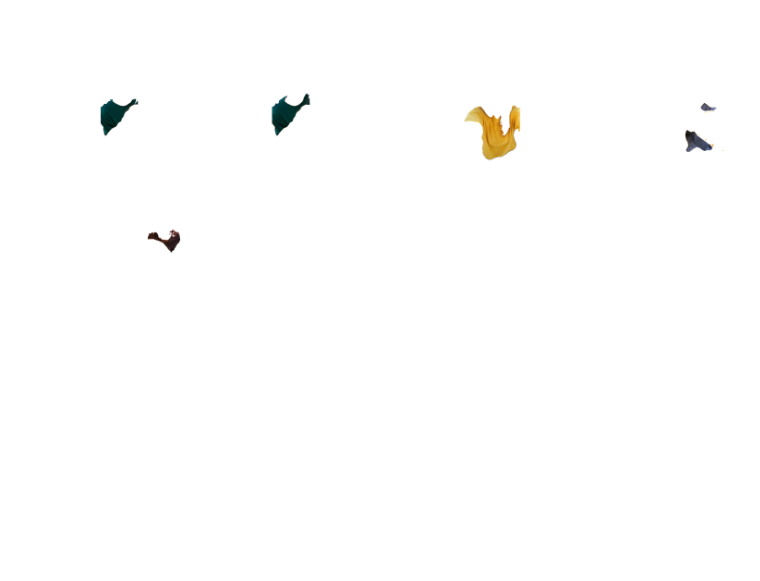
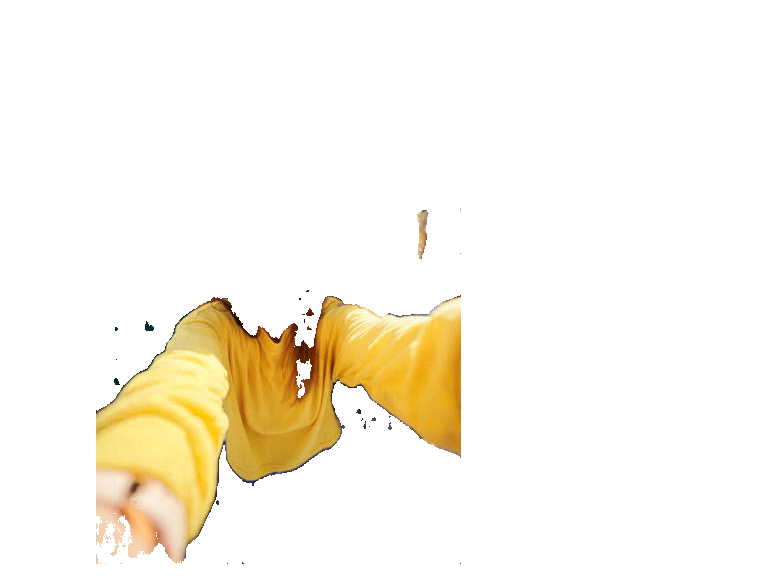
Before and after one commit to SunnyRaj94/visual-fashion-detector, a Jupyter notebook: 15_sam_segmenter.ipynb, the cells around one changed output. Drawn from its saved outputs; the diff is of its cells as text; code cells hidden in the pictures; blank space fills up the shorter version.

Commit message:
sucess: segmentation from sam3

```diff
--- a/15_sam_segmenter.ipynb
+++ b/15_sam_segmenter.ipynb
@@ -151,0 +72,8 @@ def display_imageGrid(images: List[Image.Image], imgs_per_row: int = 3, max_widt
+# %%
+image = load_image(detections[0]['image_path'])
+# boxes = [det['box'] for det in detections[0]['detections']]
+box_inputs = detections[0]['detections']
+# config.models['sam']['name'] = "facebook/sam2.1-hiera-small"  # Ensure the correct model name is set in the config
+config.models['sam']['name'] = "facebook/sam3"  # Ensure the correct model name is set in the config
+
+segmented_image = sam_segmenter.segment_with_concepts(image, ['yellow shirt'])
@@ -152,4 +84,5 @@ def display_imageGrid(images: List[Image.Image], imgs_per_row: int = 3, max_widt
 # %%
-display_imageGrid(cutout_images, imgs_per_row=4)
+# display_imageGrid(cutout_images, imgs_per_row=4)
+segmented_image
 # %% [output]
-[figure, old version]
+[figure, new version]
```
Also changed, not shown: parts of 6 cells of this notebook, 2 other files.
